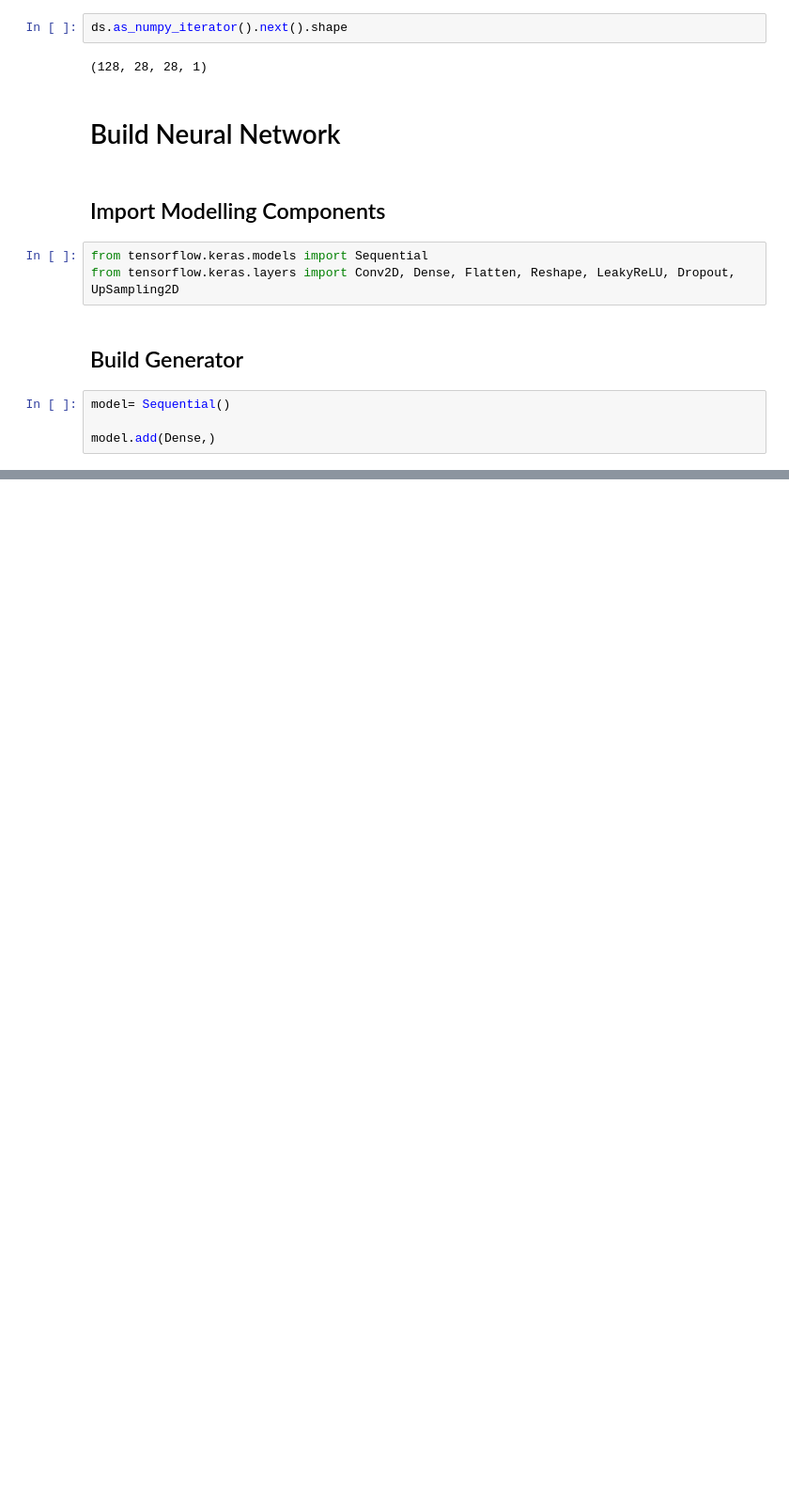
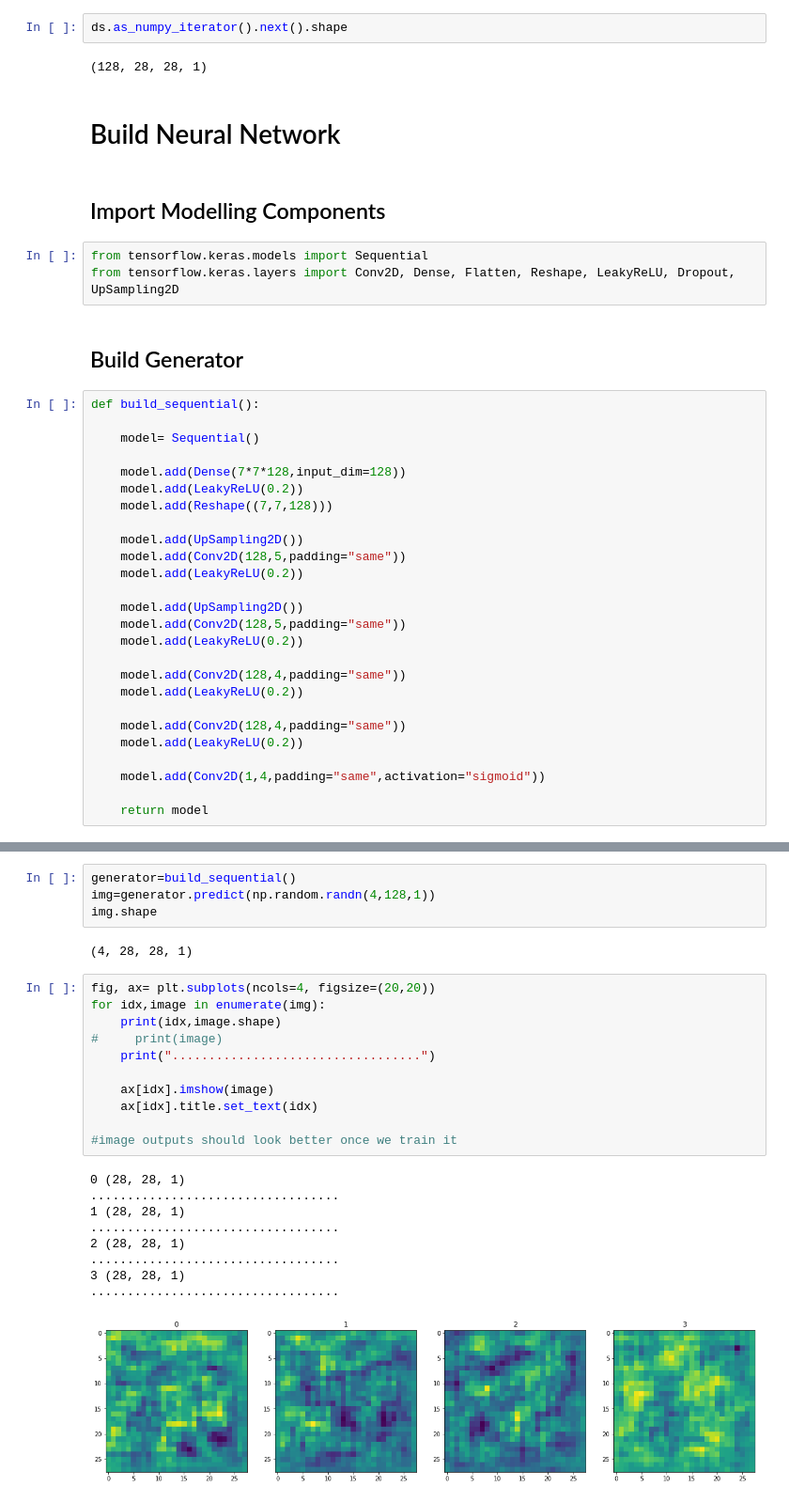
Before and after one commit to Elizabeth-kok/GAN, a Jupyter notebook: GANBasics.ipynb, the cells around one changed output, grey strips where cells are left out. Shown: that part at 94% size. Drawn from its saved outputs; the diff is of its cells as text; blank space fills up the shorter version.

```diff
--- a/GANBasics.ipynb
+++ b/GANBasics.ipynb
@@ -127,6 +124,28 @@ from tensorflow.keras.layers import Conv2D, Dense, Flatten, Reshape, LeakyReLU,
 # %% [markdown]
 ## Build Generator
 # %%
-model= Sequential()
+def build_sequential():
 
-model.add(Dense,)
+    model= Sequential()
+
+    model.add(Dense(7*7*128,input_dim=128))
+    model.add(LeakyReLU(0.2))
+    model.add(Reshape((7,7,128)))
+
+    model.add(UpSampling2D())
+    model.add(Conv2D(128,5,padding="same"))
+    model.add(LeakyReLU(0.2))
+
+    model.add(UpSampling2D())
+    model.add(Conv2D(128,5,padding="same"))
+    model.add(LeakyReLU(0.2))
+
+    model.add(Conv2D(128,4,padding="same"))
+    model.add(LeakyReLU(0.2))
+
+    model.add(Conv2D(128,4,padding="same"))
+    model.add(LeakyReLU(0.2))
+
+    model.add(Conv2D(1,4,padding="same",activation="sigmoid"))
+
+    return model
@@ -132,0 +173,27 @@ model.add(Dense,)
+# %%
+generator=build_sequential()
+img=generator.predict(np.random.randn(4,128,1))
+img.shape
+# %% [output]
+(4, 28, 28, 1)
+# %%
+fig, ax= plt.subplots(ncols=4, figsize=(20,20))
+for idx,image in enumerate(img):
+    print(idx,image.shape)
+#     print(image)
+    print("..................................")
+
+    ax[idx].imshow(image)
+    ax[idx].title.set_text(idx)
+
+#image outputs should look better once we train it
+# %% [output]
+0 (28, 28, 1)
+..................................
+1 (28, 28, 1)
+..................................
+2 (28, 28, 1)
+..................................
+3 (28, 28, 1)
+..................................
+[figure, added]
```
Also changed, not shown: parts of 6 cells of this notebook.
